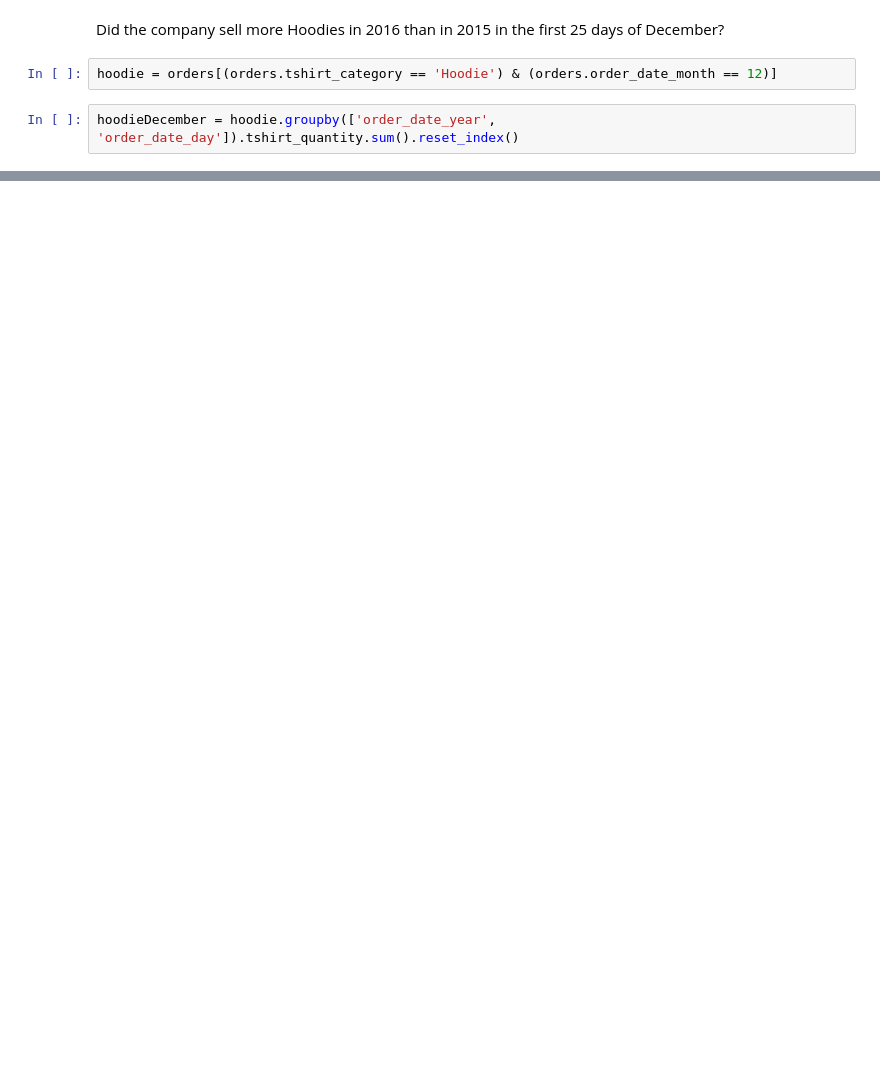
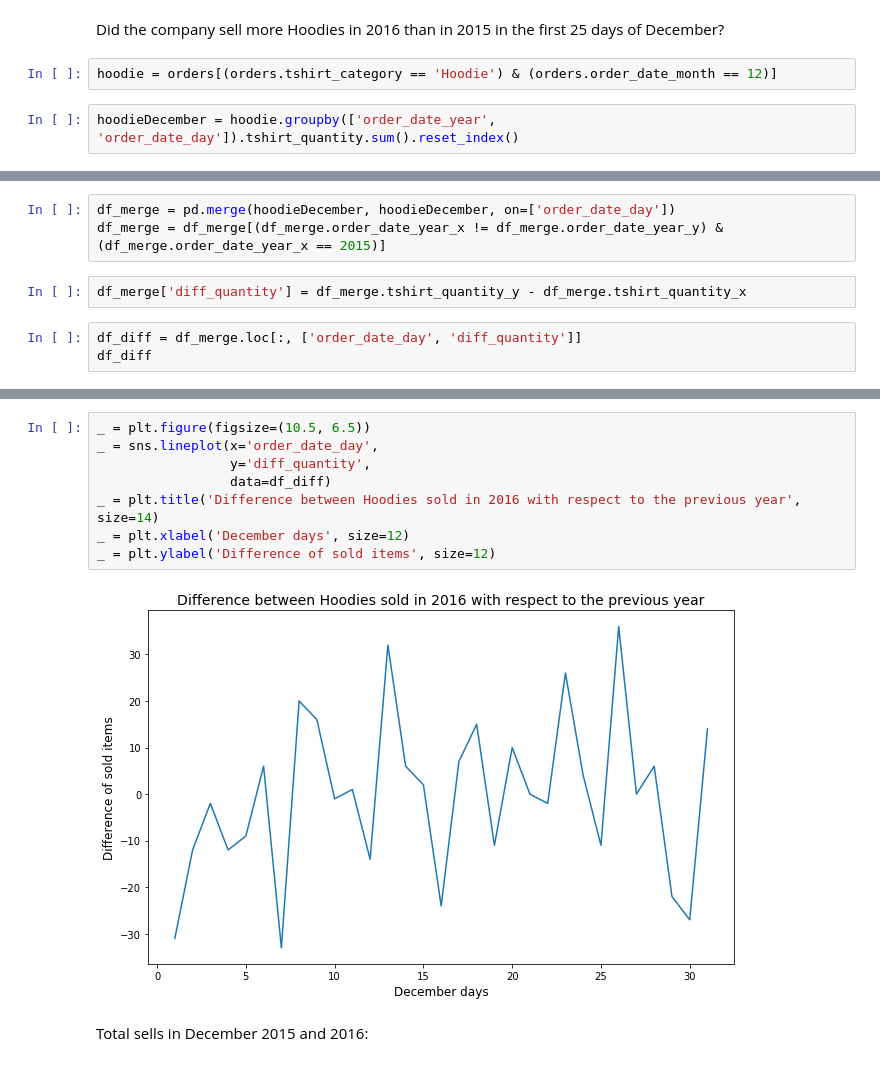
Before and after one commit to Daesparz/Conundrum_2, a Jupyter notebook: data_analysis.ipynb, the cells around one changed output, grey strips where cells are left out. Cells and saved outputs as stored; diff of their text form; blank space fills up the shorter version.

```diff
--- a/data_analysis.ipynb
+++ b/data_analysis.ipynb
@@ -258,0 +263,8 @@ _ = plt.ylabel('Sold Items', size=12)
+# %%
+df_merge = pd.merge(hoodieDecember, hoodieDecember, on=['order_date_day'])
+df_merge = df_merge[(df_merge.order_date_year_x != df_merge.order_date_year_y) & (df_merge.order_date_year_x == 2015)]
+# %%
+df_merge['diff_quantity'] = df_merge.tshirt_quantity_y - df_merge.tshirt_quantity_x
+# %%
+df_diff = df_merge.loc[:, ['order_date_day', 'diff_quantity']]
+df_diff
@@ -258,0 +289,12 @@ _ = plt.ylabel('Sold Items', size=12)
+# %%
+_ = plt.figure(figsize=(10.5, 6.5))
+_ = sns.lineplot(x='order_date_day',
+                 y='diff_quantity',
+                 data=df_diff)
+_ = plt.title('Difference between Hoodies sold in 2016 with respect to the previous year', size=14)
+_ = plt.xlabel('December days', size=12)
+_ = plt.ylabel('Difference of sold items', size=12)
+# %% [output]
+[figure, added]
+# %% [markdown]
+Total sells in December 2015 and 2016:
```
Also changed, not shown: parts of 13 cells of this notebook.
